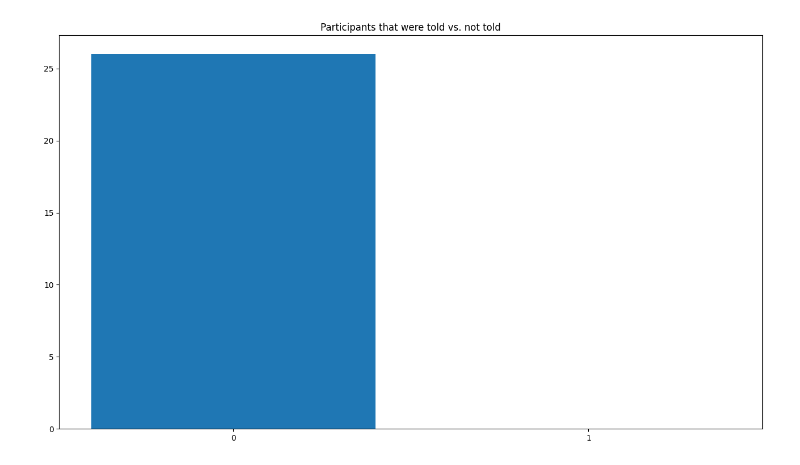
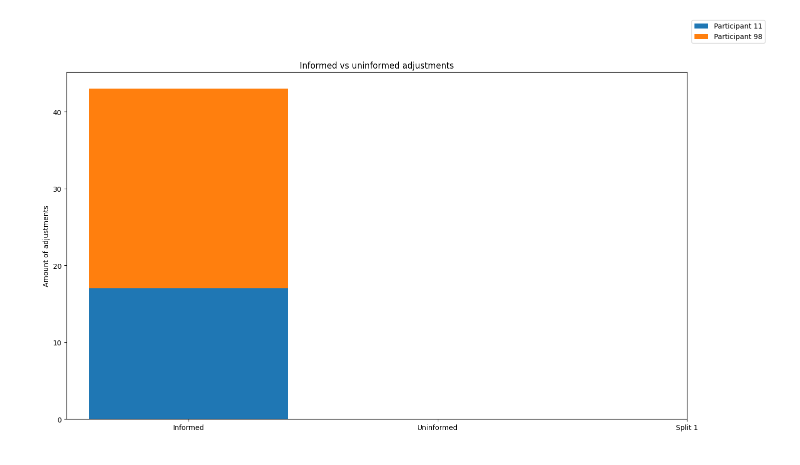
Before and after one commit to SlimShadyIAm/flow, a Jupyter notebook: apps/backend/told-vs-not-told.ipynb, the cells around one changed output. Drawn from its saved outputs; the diff is of its cells as text; code cells hidden in the pictures.

```diff
--- a/apps/backend/told-vs-not-told.ipynb
+++ b/apps/backend/told-vs-not-told.ipynb
@@ -1,12 +1,14 @@
 # %%
+import numpy as np
 from utils import Events
 import matplotlib.pyplot as plt
 from peewee import fn
 
 INFORMED_TREATMENTS = ["Treatment 2,1", "Treatment 2,2", "Treatment 2,3"]
 UNINFORMED_TREATMENTS = ["Treatment 2,4", "Treatment 2,5", "Treatment 2,6"]
+SPLIT1_TREATMENTS = ["Treatment 1,1", "Treatment 1,2", "Treatment 1,3", "Treatment 1,4"]
 
-PARTICIPANTS_THAT_WERE_NOT_TOLD = (
+UNINFORMED_PARTICIPANTS = (
     Events.select(
         Events.participant_id,
         fn.COUNT().alias("event_count"),
@@ -23,7 +25,7 @@ PARTICIPANTS_THAT_WERE_NOT_TOLD = (
 )
 
 
-PARTICIPANTS_THAT_WERE_TOLD = (
+INFORMED_PARTICIPANTS = (
     Events.select(
         Events.participant_id,
         fn.COUNT().alias("event_count"),
@@ -37,21 +39,70 @@ PARTICIPANTS_THAT_WERE_TOLD = (
         )
     )
     .group_by(Events.participant_id)
-).execute()
-
-informed_amount_of_adjustments = sum(
-    [p.event_count for p in PARTICIPANTS_THAT_WERE_TOLD]
-)
-uninformed_amount_of_adjustments = sum(
-    [p.event_count for p in PARTICIPANTS_THAT_WERE_NOT_TOLD]
 )
 
+SPLIT1_PARTICIPANTS = (
+    Events.select(
+        Events.participant_id,
+        fn.COUNT().alias("event_count"),
+    )
+    .where(
+        (Events.event.startswith("SET_"))
+        & Events.participant_id.in_(
+            Events.select(Events.participant_id).where(
+                (Events.new_value.in_(SPLIT1_TREATMENTS))
+            )
+        )
+    )
+    .group_by(Events.participant_id)
+)
 
 fig, ax = plt.subplots(figsize=(16, 9))
-ax.set_title("Participants that were told vs. not told")
-plt.bar(label="Told", x=0, height=informed_amount_of_adjustments)
-plt.bar(label="Not told", x=1, height=uninformed_amount_of_adjustments)
+ax.set_title("Informed vs uninformed adjustments")
 
-# Remove xticks
-ax.set_xticks([0, 1])
+x = np.arange(INFORMED_PARTICIPANTS.count() + UNINFORMED_PARTICIPANTS.count())  # the label locations
+width = 0.25  # the width of the bars
+multiplier = 0
+
+bottom = 0
+# Make a stacked bar chart with the amount of adjustments per participant
+# For informed participants
+for p in INFORMED_PARTICIPANTS:
+    ax.bar(
+        label=f"Participant {p.participant_id}",
+        x="Informed",
+        height=p.event_count,
+        bottom=bottom,
+    )
+    bottom += p.event_count
+
+bottom = 0
+# For uninformed participants
+for p in UNINFORMED_PARTICIPANTS:
+    ax.bar(
+        label=f"Uninformed {p.participant_id}",
+        x="Uninformed",
+        height=p.event_count,
+        bottom=bottom,
+    )
+    bottom += p.event_count
+ax.bar(x="Uninformed", height=0)
+
+
+# bottom = 0
+# for p in SPLIT1_PARTICIPANTS:
+#     ax.bar(
+#         label=f"Participant {p.participant_id}",
+#         x="Split 1",
+#         height=p.event_count,
+#         bottom=bottom,
+#     )
+#     bottom += p.event_count
+
+
+ax.set_xticks(["Informed", "Uninformed", "Split 1"])
+
+fig.legend()
+
+ax.set_ylabel("Amount of adjustments")
 # %% [output]
@@ -63,2 +112,2 @@ Participants that were not told: 0
-[figure, old version]
+[figure, new version]
 # %%
```
Also changed, not shown: parts of 2 cells of this notebook.
